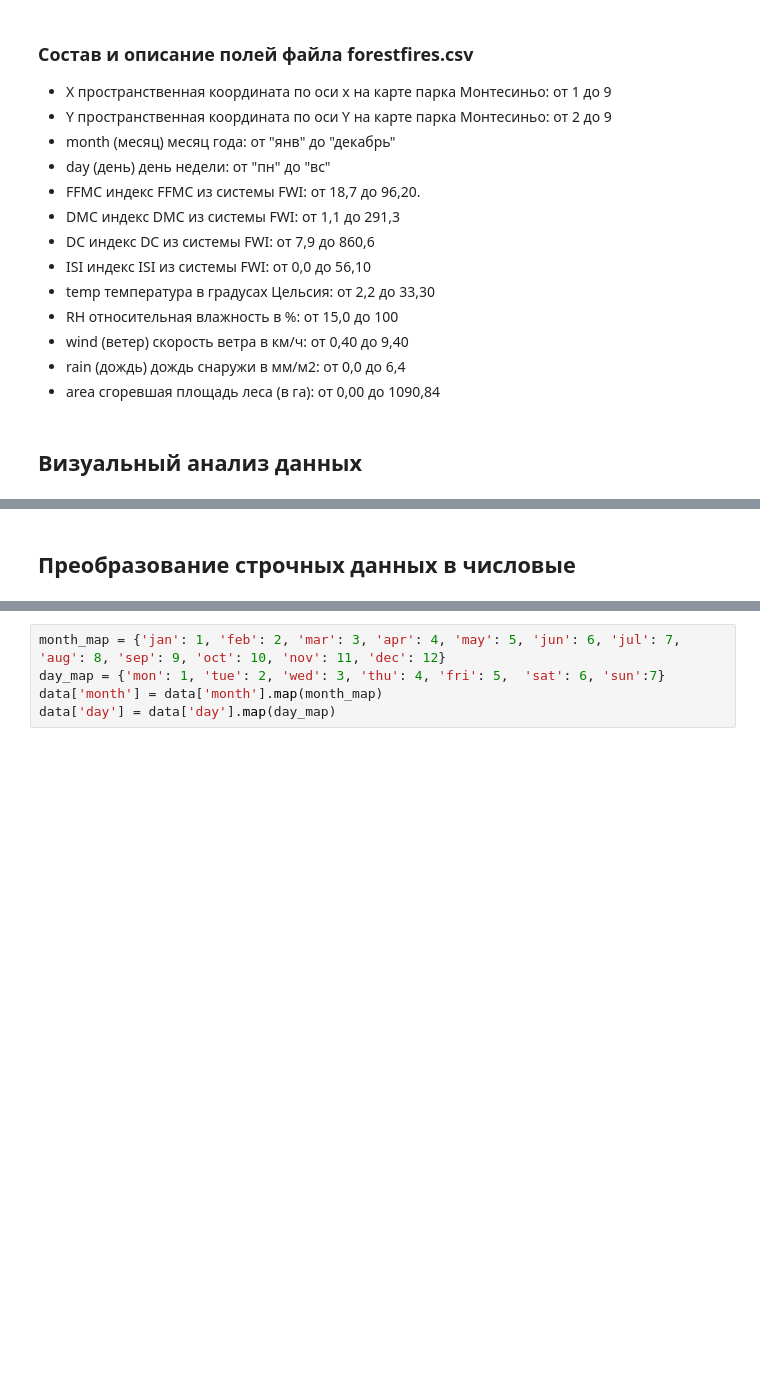
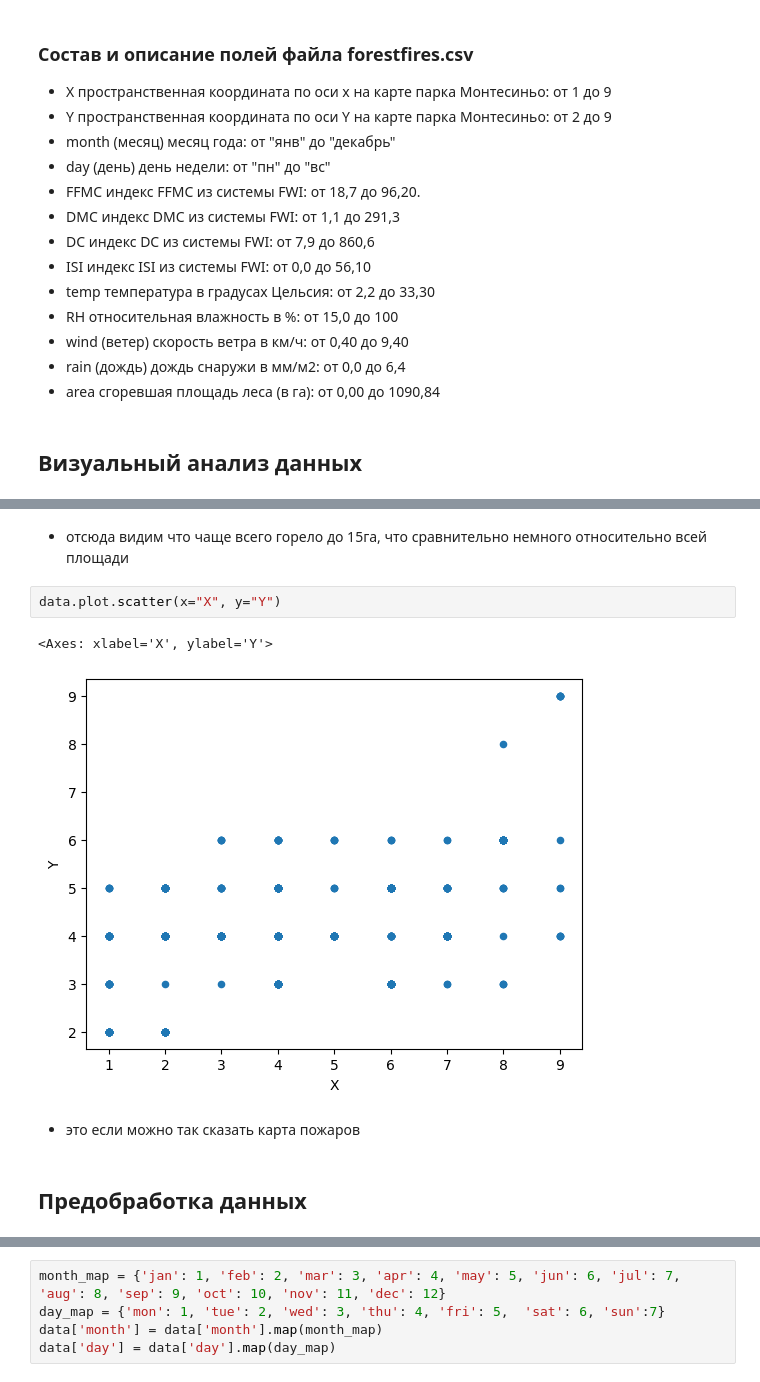
Before and after one commit to terracodum/ML_labs, a Jupyter notebook: prac1/prac1.ipynb, the cells around one changed output, grey strips where cells are left out. Cells and saved outputs as stored; diff of their text form; blank space fills up the shorter version.

```diff
--- a/prac1/prac1.ipynb
+++ b/prac1/prac1.ipynb
@@ -112,2 +153,11 @@ dtype: int64
+# %% [markdown]
+- отсюда видим что чаще всего горело до 15га, что сравнительно немного относительно всей площади
+# %%
+data.plot.scatter(x="X", y="Y")
+# %% [output]
+<Axes: xlabel='X', ylabel='Y'>
+[figure, added]
+# %% [markdown]
+- это если можно так сказать карта пожаров
 # %% [markdown]
-## Преобразование строчных данных в числовые
+## Предобработка данных
```
Also changed, not shown: parts of 13 cells of this notebook.
